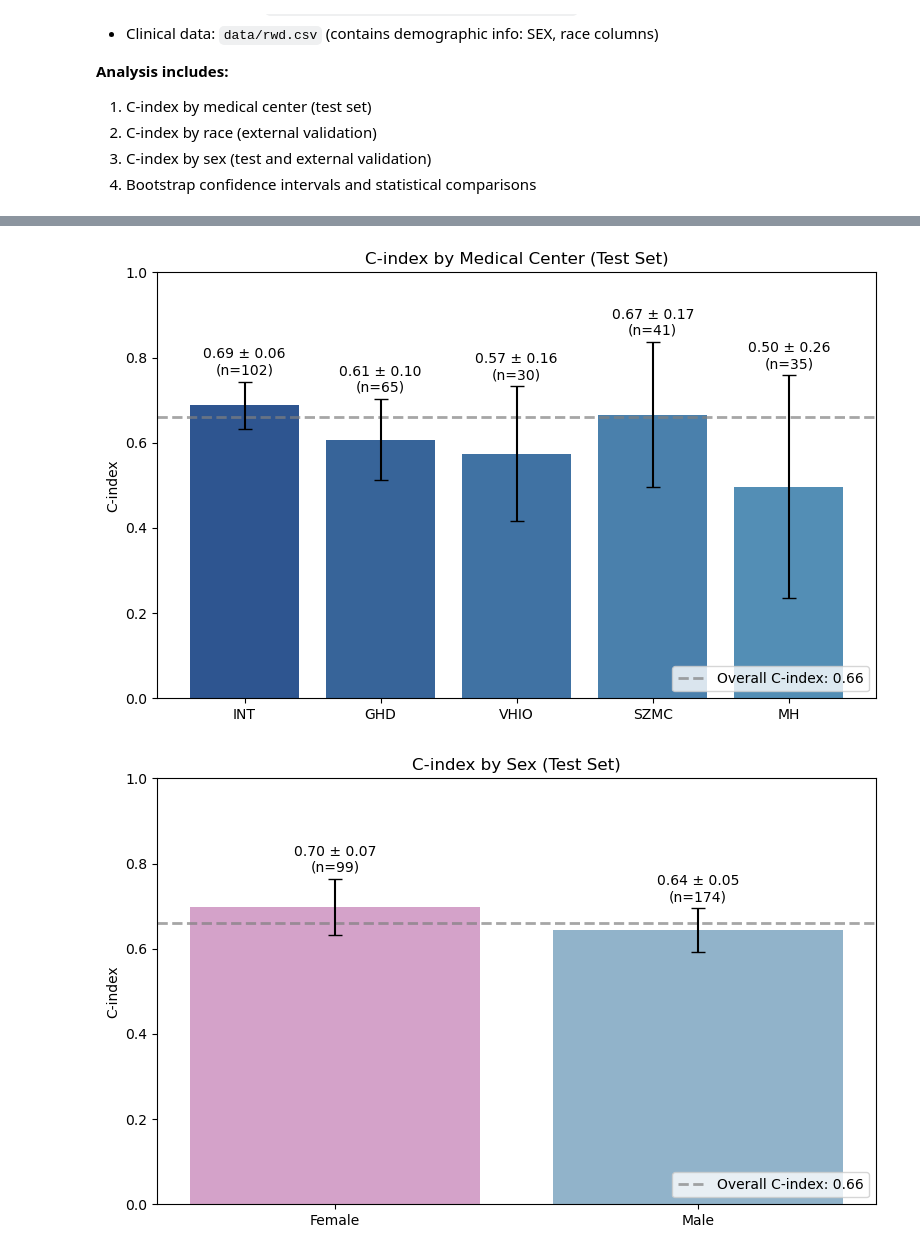
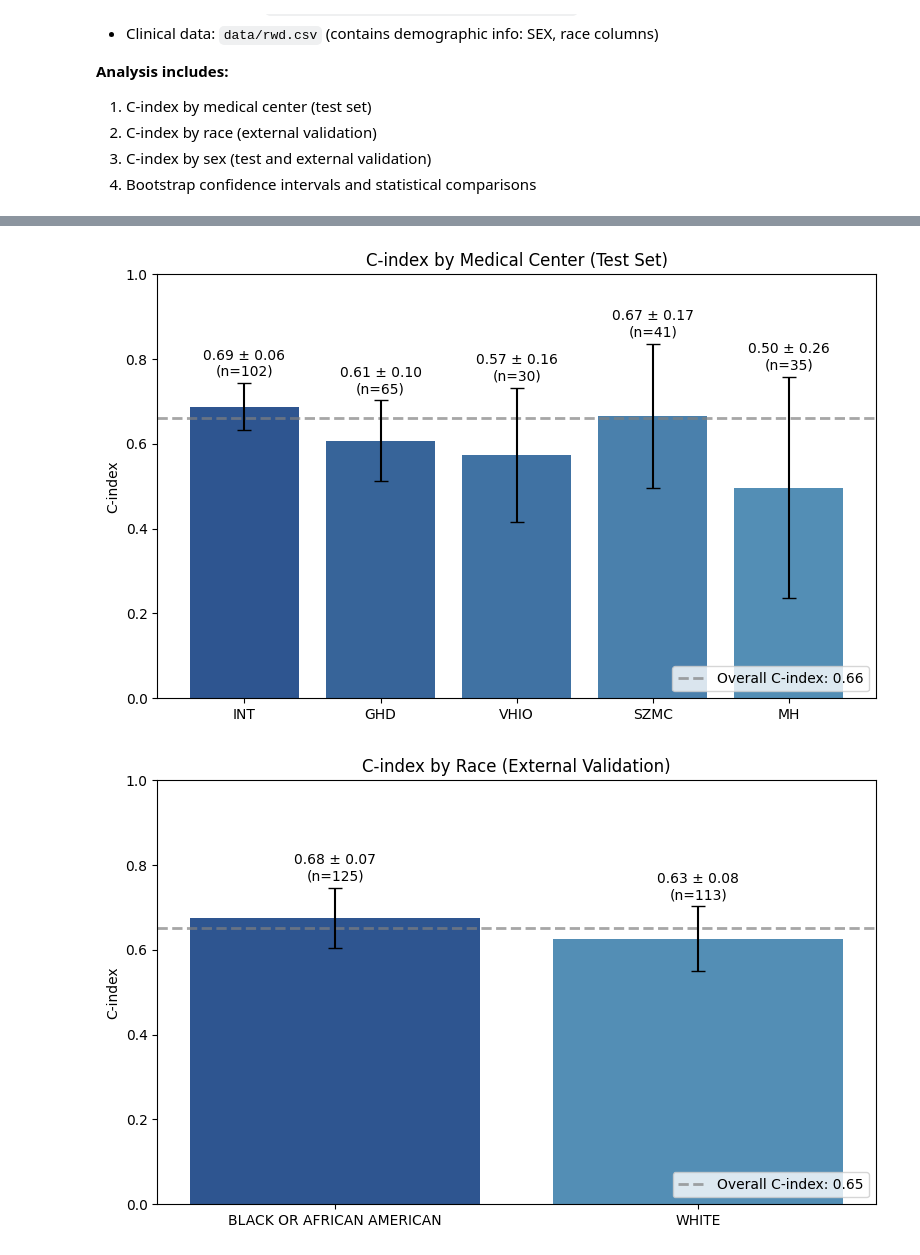
Before and after one commit to CostanzaSiniscalchi/I3LUNG_PDSS, a Jupyter notebook: graphs_survival_analysis.ipynb, the cells around one changed output, grey strips where cells are left out. Saved outputs shown, nothing was run; the diff lists cells and outputs as text; code cells hidden in the pictures.

```diff
--- a/graphs_survival_analysis.ipynb
+++ b/graphs_survival_analysis.ipynb
@@ -132,7 +132,7 @@ test_predictions = pd.read_csv(BASE_PATH / 'prediction_TEST.csv')
 external_predictions = pd.read_csv(BASE_PATH / 'prediction_EXVAL.csv')
 
 clinical_data = load_clinical_data(CLINICAL_DATA_PATH)
-
+test_predictions = pd.merge(test_predictions, clinical_data, on='Subject', how='left')[['Subject', 'CENTER','risk_score', 'TIME', 'EVENT']]
 print(f"Test set: {len(test_predictions)} patients")
 print(f"External validation: {len(external_predictions)} patients")
 print(f"Clinical data: {len(clinical_data)} patients")
@@ -243,43 +241,39 @@ Female vs Male    : diff=-0.045, p=0.3944, p_holm=0.3944 ns
 # Plot results
 fig1 = plot_fairness_results(
     site_per_group,
     'C-index by Medical Center (Test Set)',
     group_order=['INT', 'GHD', 'VHIO', 'SZMC', 'MH'],
     overall_cindex=site_overall_cindex
 )
 if fig1:
-    #fig1.savefig('../supplementary/survival_cindex_per_site.png', dpi=600)
     plt.show()
 
-# fig2 = plot_fairness_results(
-#     race_per_group,
-#     'C-index by Race (External Validation)',
-#     palette=["#1E52A0", '#4292C6'],
-#     overall_cindex=race_overall_cindex
-# )
-# if fig2:
-#     #fig2.savefig('../supplementary/survival_cindex_per_race.png', dpi=600)
-#     plt.show()
+fig2 = plot_fairness_results(
+    race_per_group,
+    'C-index by Race (External Validation)',
+    palette=["#1E52A0", '#4292C6'],
+    overall_cindex=race_overall_cindex
+)
+if fig2:
+    plt.show()
 
 fig3 = plot_fairness_results(
     sex_test_per_group,
     'C-index by Sex (Test Set)',
     palette=["#dc9ace", '#88b5d3'],
     overall_cindex=sex_test_overall_cindex
 )
 if fig3:
-    #fig3.savefig('../supplementary/survival_cindex_test_per_sex.png', dpi=600)
     plt.show()
 
 fig4 = plot_fairness_results(
     sex_ext_per_group,
     'C-index by Sex (External Validation)',
     palette=["#dc9ace", '#88b5d3'],
     overall_cindex=sex_ext_overall_cindex
 )
 if fig4:
-    #fig4.savefig('../supplementary/survival_cindex_ext_per_sex.png', dpi=600)
     plt.show()
 # %% [output]
 [figure]
-[figure, old version]
+[figure, new version]
```
Also changed, not shown: parts of 6 cells of this notebook, 2 other files.
